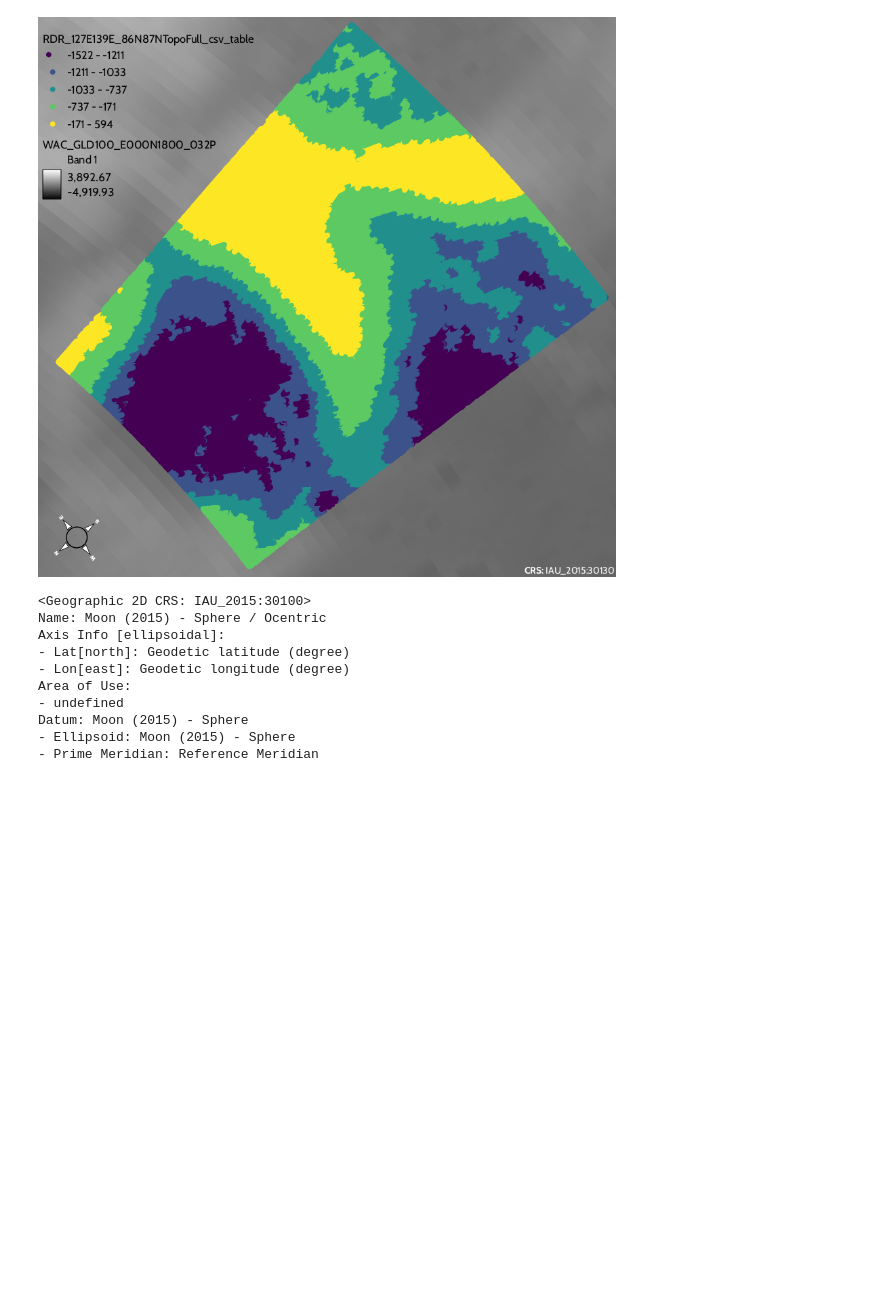
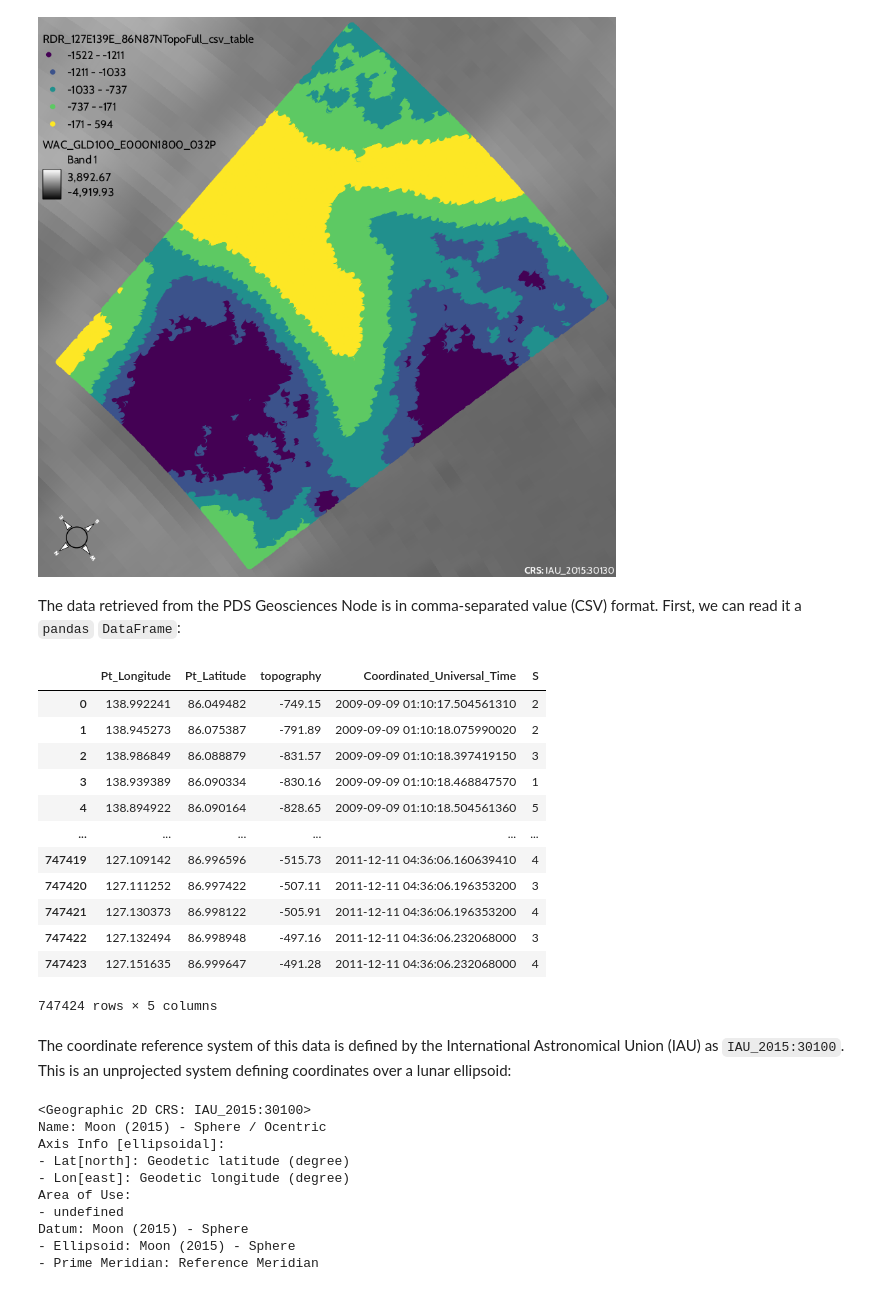
Before and after one commit to zacharyburnett/pyTerrainTree, a Jupyter notebook: examples/lro_lola.ipynb, the cells around one changed output. Cells and saved outputs as stored; diff of their text form; code cells hidden in the pictures; blank space fills up the shorter version.

```diff
--- a/examples/lro_lola.ipynb
+++ b/examples/lro_lola.ipynb
@@ -22 +48,29 @@ data_directory = Path('/home/zrb/Data/doctoral/')
+# %% [markdown]
+The data retrieved from the PDS Geosciences Node is in comma-separated value (CSV) format. First, we can read it a `pandas` `DataFrame`:
+# %%
+import pandas
+
+input_filename = data_directory / 'RDR_127E139E_86N87NPointPerRow_csv_table' / 'RDR_127E139E_86N87NTopoFull_csv_table.csv'
+
+data = pandas.read_csv(
+    input_filename,
+    parse_dates=['Coordinated_Universal_Time  '],
+)
+data
+# %% [output]
+|  | Pt_Longitude | Pt_Latitude | topography | Coordinated_Universal_Time | S |
+| 0 | 138.992241 | 86.049482 | -749.15 | 2009-09-09 01:10:17.504561310 | 2 |
+| 1 | 138.945273 | 86.075387 | -791.89 | 2009-09-09 01:10:18.075990020 | 2 |
+| 2 | 138.986849 | 86.088879 | -831.57 | 2009-09-09 01:10:18.397419150 | 3 |
+| 3 | 138.939389 | 86.090334 | -830.16 | 2009-09-09 01:10:18.468847570 | 1 |
+| 4 | 138.894922 | 86.090164 | -828.65 | 2009-09-09 01:10:18.504561360 | 5 |
+| ... | ... | ... | ... | ... | ... |
+| 747419 | 127.109142 | 86.996596 | -515.73 | 2011-12-11 04:36:06.160639410 | 4 |
+| 747420 | 127.111252 | 86.997422 | -507.11 | 2011-12-11 04:36:06.196353200 | 3 |
+| 747421 | 127.130373 | 86.998122 | -505.91 | 2011-12-11 04:36:06.196353200 | 4 |
+| 747422 | 127.132494 | 86.998948 | -497.16 | 2011-12-11 04:36:06.232068000 | 3 |
+| 747423 | 127.151635 | 86.999647 | -491.28 | 2011-12-11 04:36:06.232068000 | 4 |
+747424 rows × 5 columns
+# %% [markdown]
+The coordinate reference system of this data is defined by the International Astronomical Union (IAU) as `IAU_2015:30100`. This is an unprojected system defining coordinates over a lunar ellipsoid:
 # %%
```
Also changed, not shown: parts of 34 cells of this notebook.
